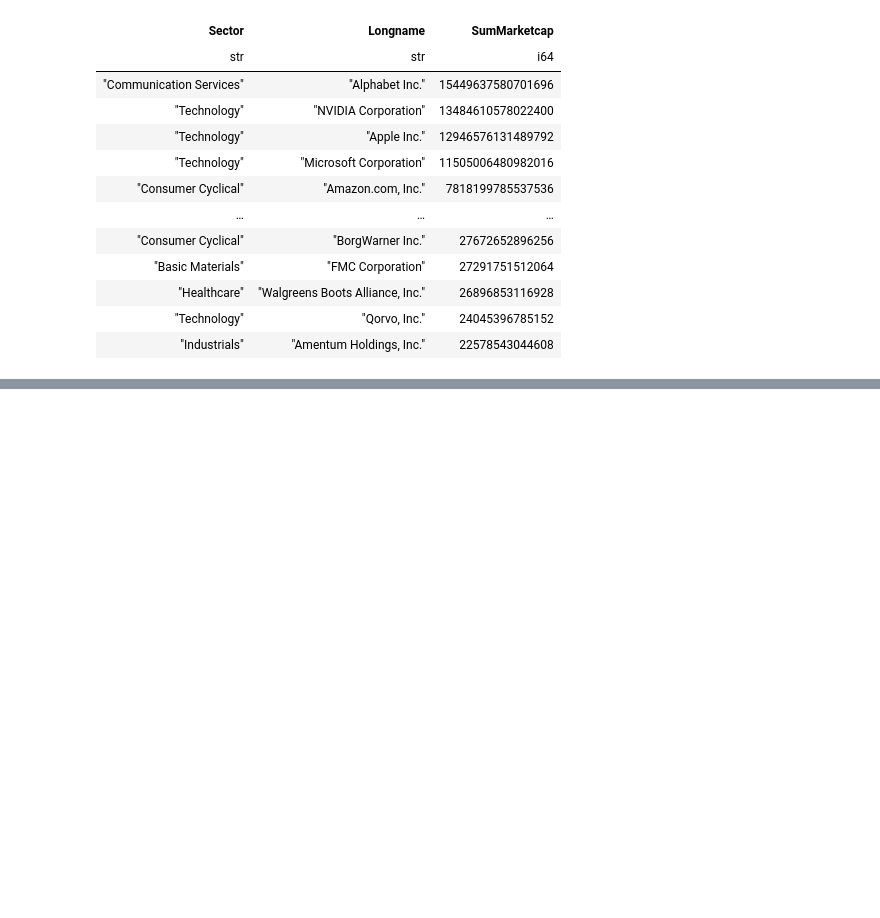
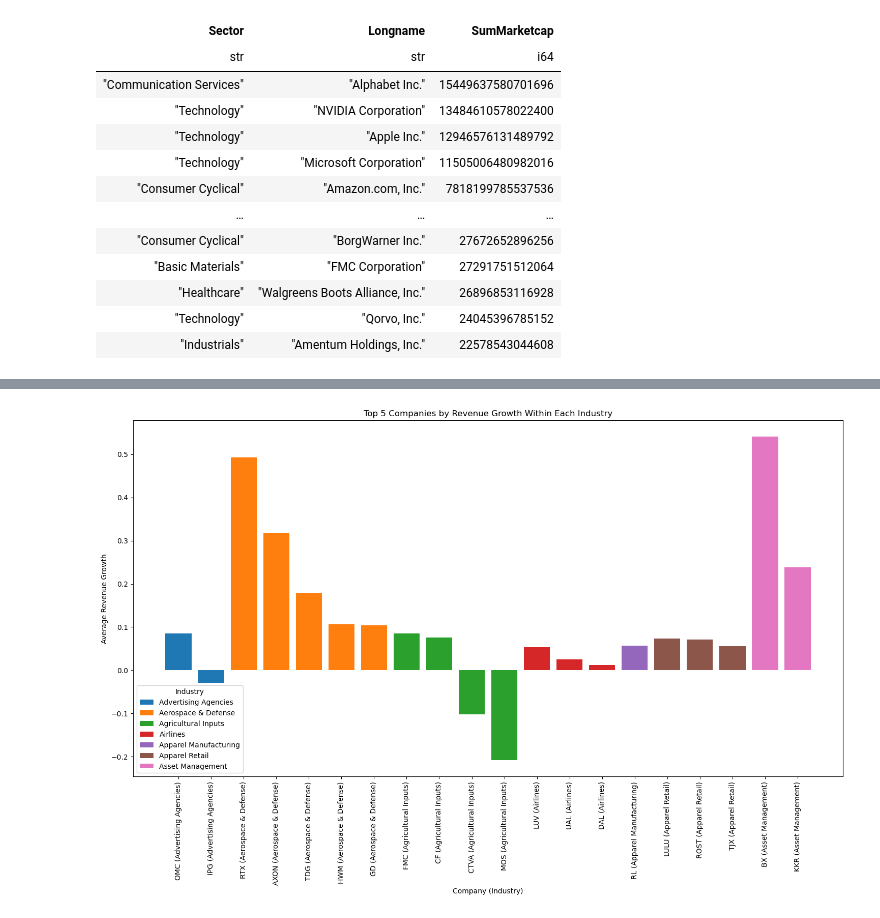
Before and after one commit to ZygimantasB/polars_library, a Jupyter notebook: kaggle/sp_500.ipynb, the cells around one changed output, grey strips where cells are left out. Saved outputs shown, nothing was run; the diff lists cells and outputs as text; code cells hidden in the pictures; blank space fills up the shorter version.

```diff
--- a/kaggle/sp_500.ipynb
+++ b/kaggle/sp_500.ipynb
@@ -75,0 +934,8 @@ shape: (500, 3)
+# %%
+industry_revenue_growth = (
+    combined_data.group_by(['Industry', 'Symbol'])
+    .agg(
+        pl.col('Revenuegrowth').mean().alias('AvgRevenueGrowth')
+    )
+    .sort(['Industry', 'AvgRevenueGrowth'], descending=[False, True])
+)
@@ -75,0 +959,8 @@ shape: (500, 3)
+# %%
+industry_revenue_growth = industry_revenue_growth.with_columns(
+    pl.col('AvgRevenueGrowth')
+    .rank().reverse()
+    .over('Industry')
+    .alias('Rank')
+)
+industry_revenue_growth
@@ -75,0 +982,25 @@ shape: (500, 3)
+# %%
+top_companies_by_industry = industry_revenue_growth.filter(pl.col('Rank') <= 5)
+# %%
+top_companies_pd = top_companies_by_industry.to_pandas()[0:20]
+# %%
+plt.figure(figsize=(18, 10))
+
+industries = top_companies_pd['Industry'].unique()
+for industry in industries:
+    industry_data = top_companies_pd[top_companies_pd['Industry'] == industry]
+    plt.bar(
+        x=industry_data['Symbol'] + f" ({industry})",
+        height=industry_data['AvgRevenueGrowth'],
+        label=industry
+    )
+
+plt.xticks(rotation=90)
+plt.xlabel('Company (Industry)')
+plt.ylabel('Average Revenue Growth')
+plt.title('Top 5 Companies by Revenue Growth Within Each Industry')
+plt.legend(title='Industry')
+plt.subplots_adjust(bottom=0.2, top=0.9)  # Adjust the margins
+plt.show()
+# %% [output]
+[figure, added]
```
Also changed, not shown: parts of 112 cells of this notebook.
